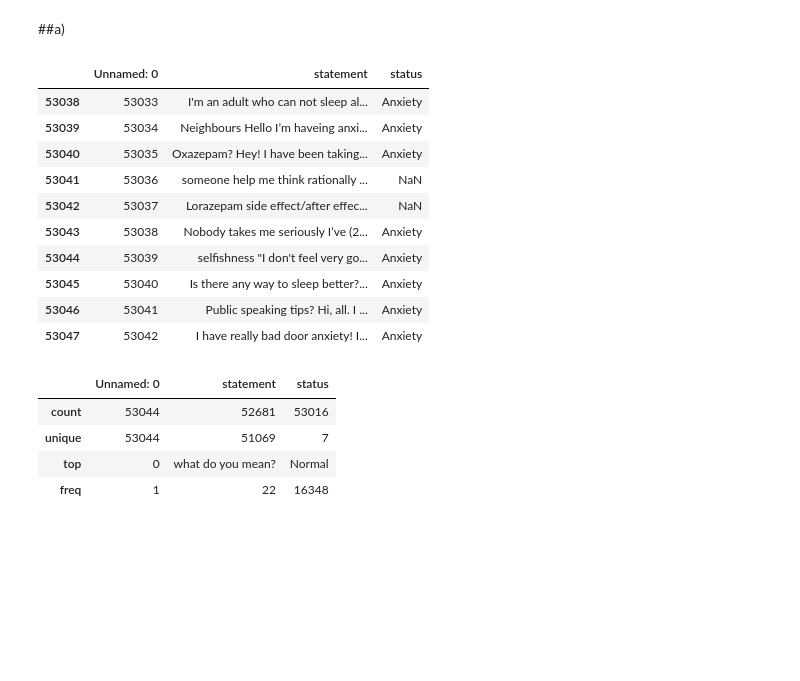
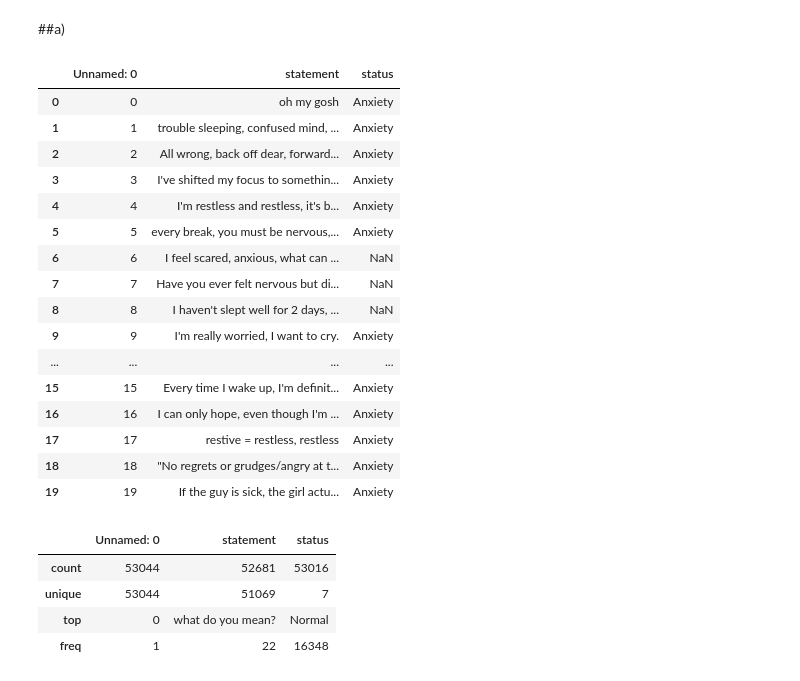
Before and after one commit to syahmishamz/Data-Analytics-ML, a Jupyter notebook: Solutions/ITS69304_Group1_GroupAssignment.ipynb, the cells around one changed output. Saved outputs shown, nothing was run; the diff lists cells and outputs as text; code cells hidden in the pictures; blank space fills up the shorter version.

```diff
--- a/Solutions/ITS69304_Group1_GroupAssignment.ipynb
+++ b/Solutions/ITS69304_Group1_GroupAssignment.ipynb
@@ -21,19 +27,25 @@ file = '/content/Data-Analytics-ML/mentalhealth.csv'
 ##a)
 # %%
 data = pd.read_csv(file)
-data.tail(10)
+data.head(20)
 # %% [output]
 |  | Unnamed: 0 | statement | status |
-| 53038 | 53033 | I'm an adult who can not sleep al... | Anxiety |
-| 53039 | 53034 | Neighbours Hello I’m haveing anxi... | Anxiety |
-| 53040 | 53035 | Oxazepam? Hey! I have been taking... | Anxiety |
-| 53041 | 53036 | someone help me think rationally ... | NaN |
-| 53042 | 53037 | Lorazepam side effect/after effec... | NaN |
-| 53043 | 53038 | Nobody takes me seriously I’ve (2... | Anxiety |
-| 53044 | 53039 | selfishness "I don't feel very go... | Anxiety |
-| 53045 | 53040 | Is there any way to sleep better?... | Anxiety |
-| 53046 | 53041 | Public speaking tips? Hi, all. I ... | Anxiety |
-| 53047 | 53042 | I have really bad door anxiety! I... | Anxiety |
+| 0 | 0 | oh my gosh | Anxiety |
+| 1 | 1 | trouble sleeping, confused mind, ... | Anxiety |
+| 2 | 2 | All wrong, back off dear, forward... | Anxiety |
+| 3 | 3 | I've shifted my focus to somethin... | Anxiety |
+| 4 | 4 | I'm restless and restless, it's b... | Anxiety |
+| 5 | 5 | every break, you must be nervous,... | Anxiety |
+| 6 | 6 | I feel scared, anxious, what can ... | NaN |
+| 7 | 7 | Have you ever felt nervous but di... | NaN |
+| 8 | 8 | I haven't slept well for 2 days, ... | NaN |
+| 9 | 9 | I'm really worried, I want to cry. | Anxiety |
+| ... | ... | ... | ... |
+| 15 | 15 | Every time I wake up, I'm definit... | Anxiety |
+| 16 | 16 | I can only hope, even though I'm ... | Anxiety |
+| 17 | 17 | restive = restless, restless | Anxiety |
+| 18 | 18 | "No regrets or grudges/angry at t... | Anxiety |
+| 19 | 19 | If the guy is sick, the girl actu... | Anxiety |
 # %%
 data.describe()
 # %% [output]
```
Also changed, not shown: parts of 3 cells of this notebook.
